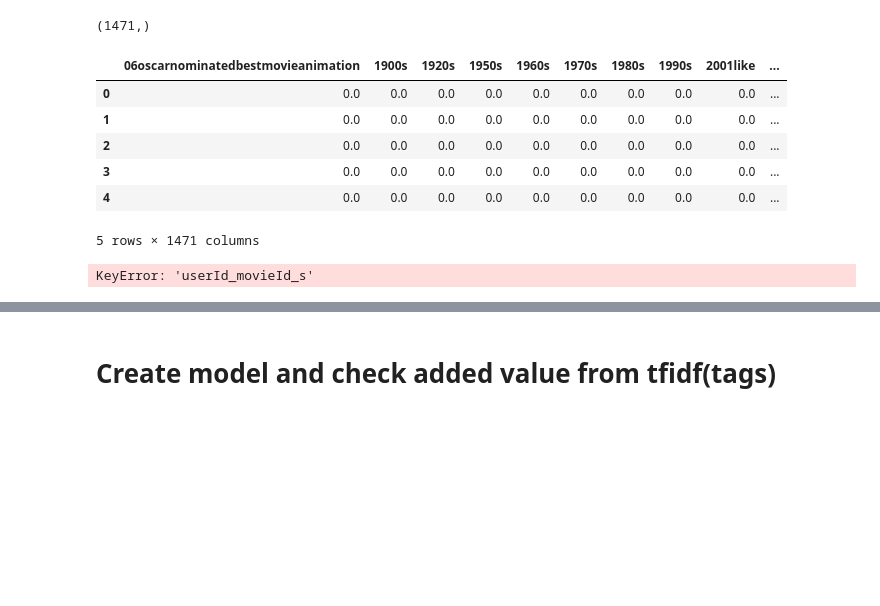
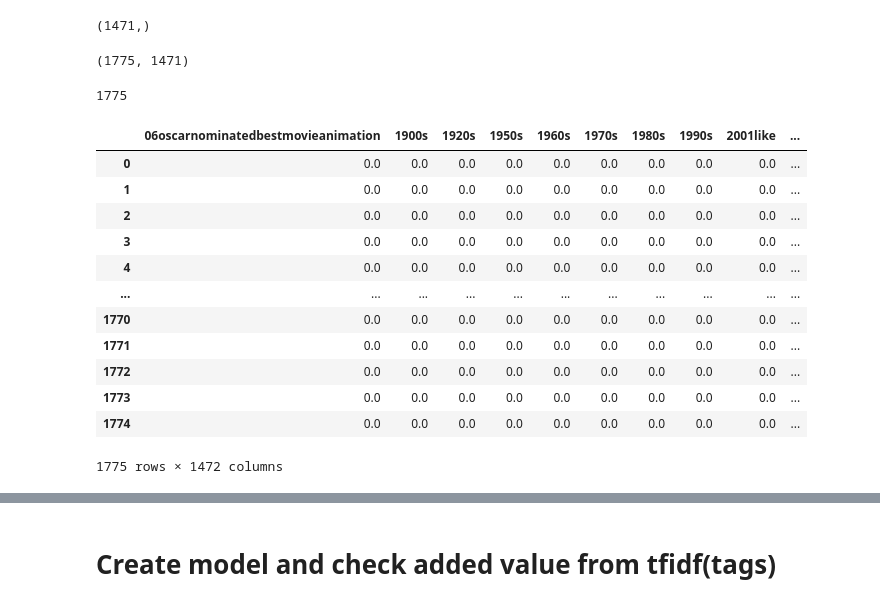
Before and after one commit to konstantinovaf/hw_rs, a Jupyter notebook: hw2_rs.ipynb, the cells around one changed output, grey strips where cells are left out. Saved outputs shown, nothing was run; the diff lists cells and outputs as text; code cells hidden in the pictures; blank space fills up the shorter version.

```diff
--- a/hw2_rs.ipynb
+++ b/hw2_rs.ipynb
@@ -570,19 +569,31 @@ feature_names_tags.shape
 # %%
 # join tags with bag_of_words_tfidf_tag
 tags_tfidf = pd.DataFrame(bag_of_words_tfidf_tag.toarray(), columns = feature_names_tags)
-tags_tfidf.head()
+tags_tfidf.shape
 # %% [output]
-|  | 06oscarnominatedbestmovieanimation | 1900s | 1920s | 1950s | 1960s | 1970s | 1980s | 1990s | 2001like | ... |
-| 0 | 0.0 | 0.0 | 0.0 | 0.0 | 0.0 | 0.0 | 0.0 | 0.0 | 0.0 | ... |
-| 1 | 0.0 | 0.0 | 0.0 | 0.0 | 0.0 | 0.0 | 0.0 | 0.0 | 0.0 | ... |
-| 2 | 0.0 | 0.0 | 0.0 | 0.0 | 0.0 | 0.0 | 0.0 | 0.0 | 0.0 | ... |
-| 3 | 0.0 | 0.0 | 0.0 | 0.0 | 0.0 | 0.0 | 0.0 | 0.0 | 0.0 | ... |
-| 4 | 0.0 | 0.0 | 0.0 | 0.0 | 0.0 | 0.0 | 0.0 | 0.0 | 0.0 | ... |
-5 rows × 1471 columns
+(1775, 1471)
 # %%
-tags_tfidf['userId_movieId_s']
+len(userId_movieId_s)
 # %% [output]
-KeyError: 'userId_movieId_s'
+1775
+# %%
+# add 'userId_movieId_s' to tags_tfidf
+tags_tfidf['userId_movieId'] = userId_movieId_s
+tags_tfidf
+# %% [output]
+|  | 06oscarnominatedbestmovieanimation | 1900s | 1920s | 1950s | 1960s | 1970s | 1980s | 1990s | 2001like | ... |
+| 0 | 0.0 | 0.0 | 0.0 | 0.0 | 0.0 | 0.0 | 0.0 | 0.0 | 0.0 | ... |
+| 1 | 0.0 | 0.0 | 0.0 | 0.0 | 0.0 | 0.0 | 0.0 | 0.0 | 0.0 | ... |
+| 2 | 0.0 | 0.0 | 0.0 | 0.0 | 0.0 | 0.0 | 0.0 | 0.0 | 0.0 | ... |
+| 3 | 0.0 | 0.0 | 0.0 | 0.0 | 0.0 | 0.0 | 0.0 | 0.0 | 0.0 | ... |
+| 4 | 0.0 | 0.0 | 0.0 | 0.0 | 0.0 | 0.0 | 0.0 | 0.0 | 0.0 | ... |
+| ... | ... | ... | ... | ... | ... | ... | ... | ... | ... | ... |
+| 1770 | 0.0 | 0.0 | 0.0 | 0.0 | 0.0 | 0.0 | 0.0 | 0.0 | 0.0 | ... |
+| 1771 | 0.0 | 0.0 | 0.0 | 0.0 | 0.0 | 0.0 | 0.0 | 0.0 | 0.0 | ... |
+| 1772 | 0.0 | 0.0 | 0.0 | 0.0 | 0.0 | 0.0 | 0.0 | 0.0 | 0.0 | ... |
+| 1773 | 0.0 | 0.0 | 0.0 | 0.0 | 0.0 | 0.0 | 0.0 | 0.0 | 0.0 | ... |
+| 1774 | 0.0 | 0.0 | 0.0 | 0.0 | 0.0 | 0.0 | 0.0 | 0.0 | 0.0 | ... |
+1775 rows × 1472 columns
 # %%
 # check the data id Ok
 tags_tfidf[tags_tfidf['1950s']>0]
```
Also changed, not shown: parts of 40 cells of this notebook.
